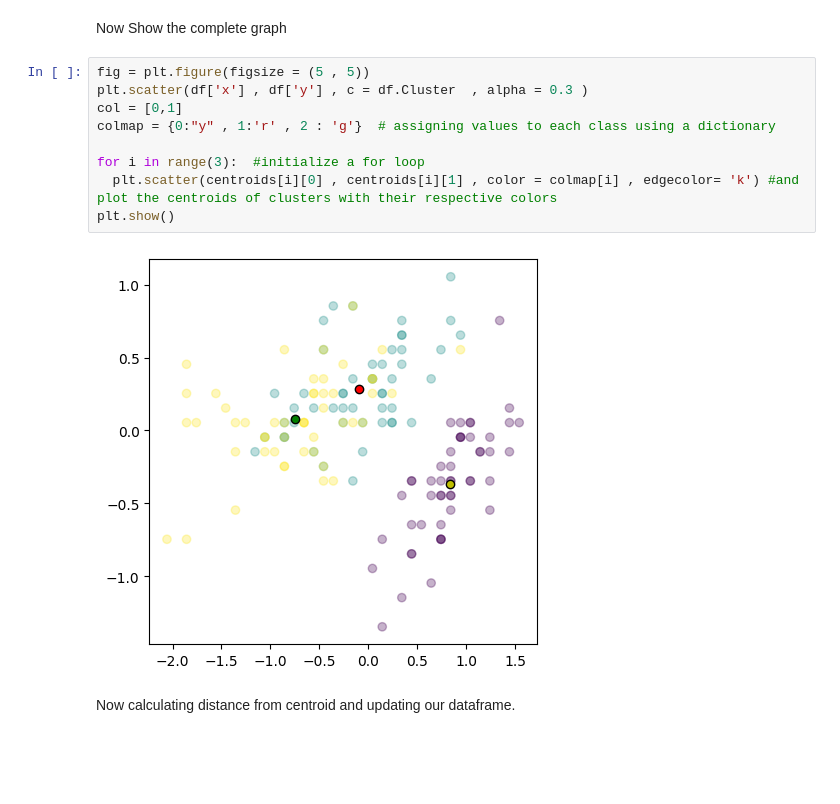
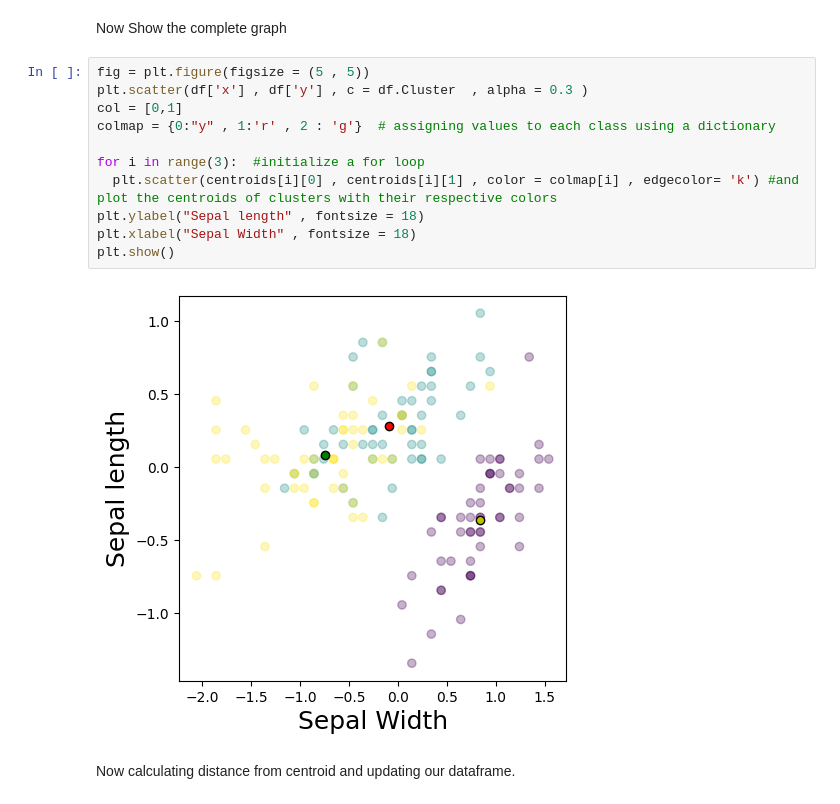
Before and after one commit to Abhishek-Satish-jawade/Assignment_3_Unsupervised_learning, a Jupyter notebook: PCA_and_kmeans.ipynb, the cells around one changed output. Saved outputs shown, nothing was run; the diff lists cells and outputs as text; blank space fills up the shorter version.

```diff
--- a/PCA_and_kmeans.ipynb
+++ b/PCA_and_kmeans.ipynb
@@ -245,14 +247,16 @@ plt.show()
 # %%
 fig = plt.figure(figsize = (5 , 5))
 plt.scatter(df['x'] , df['y'] , c = df.Cluster  , alpha = 0.3 )
 col = [0,1]
 colmap = {0:"y" , 1:'r' , 2 : 'g'}  # assigning values to each class using a dictionary
 
 for i in range(3):  #initialize a for loop
   plt.scatter(centroids[i][0] , centroids[i][1] , color = colmap[i] , edgecolor= 'k') #and plot the centroids of clusters with their respective colors
+plt.ylabel("Sepal length" , fontsize = 18)
+plt.xlabel("Sepal Width" , fontsize = 18)
 plt.show()
 # %% [output]
-[figure, old version]
+[figure, new version]
 # %% [markdown]
 Now calculating distance from centroid and updating our dataframe.
 # %%
```
Also changed, not shown: parts of 5 cells of this notebook.
